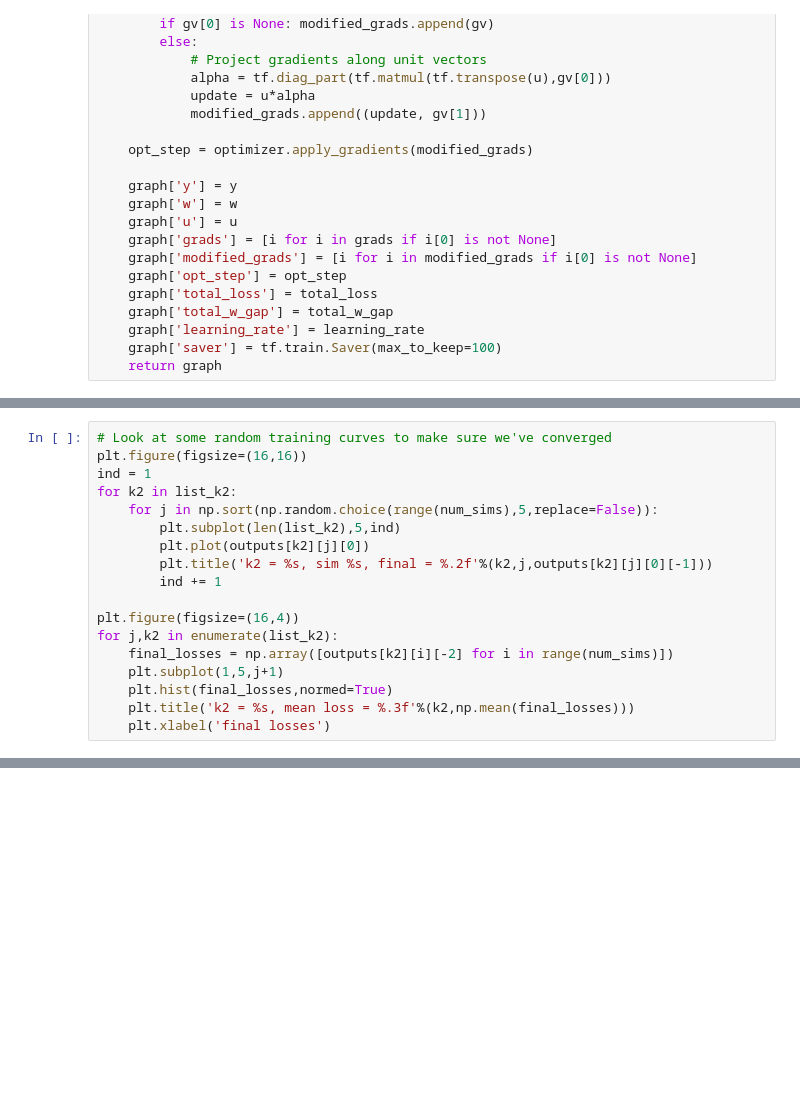
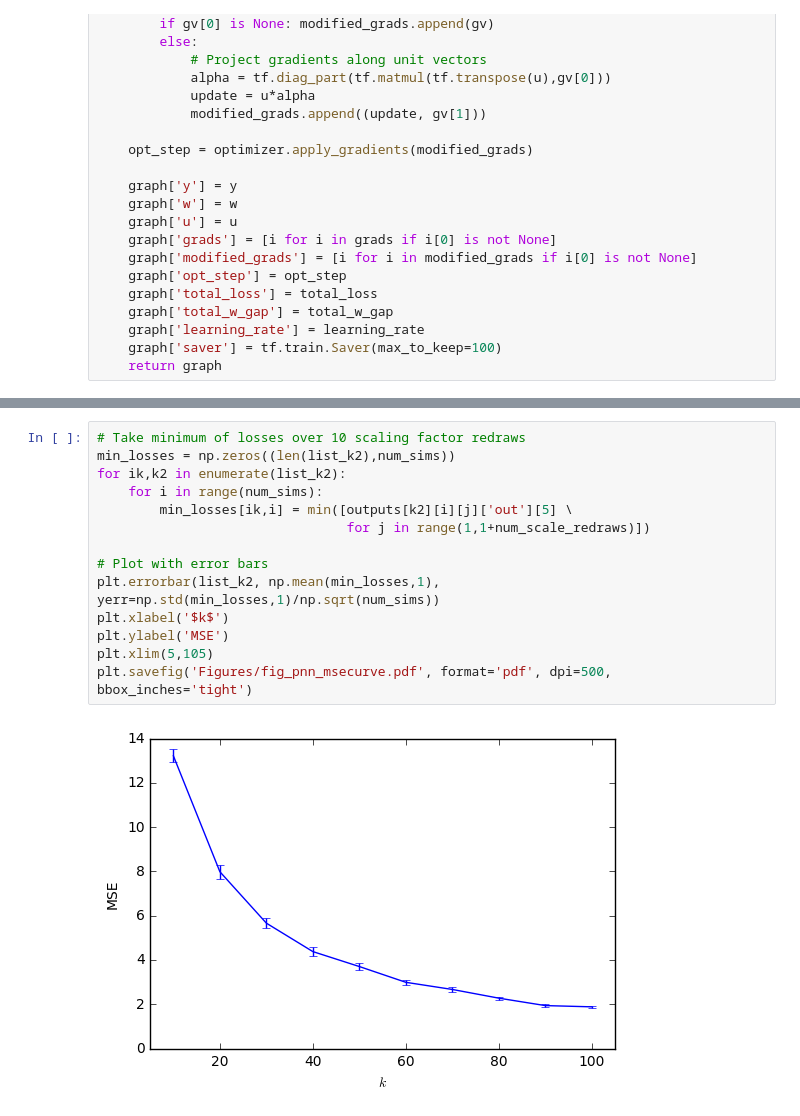
Before and after one commit to jessemzhang/porcupine_neural_networks, a Jupyter notebook: PNN_experiments.ipynb, the cells around one changed output, grey strips where cells are left out. Drawn from its saved outputs; the diff is of its cells as text; blank space fills up the shorter version.

```diff
--- a/PNN_experiments.ipynb
+++ b/PNN_experiments.ipynb
@@ -185,18 +114,0 @@ for i,k2 in enumerate(list_k2):
-# %%
-# Look at some random training curves to make sure we've converged
-plt.figure(figsize=(16,16))
-ind = 1
-for k2 in list_k2:
-    for j in np.sort(np.random.choice(range(num_sims),5,replace=False)):
-        plt.subplot(len(list_k2),5,ind)
-        plt.plot(outputs[k2][j][0])
-        plt.title('k2 = %s, sim %s, final = %.2f'%(k2,j,outputs[k2][j][0][-1]))
-        ind += 1
-
-plt.figure(figsize=(16,4))
-for j,k2 in enumerate(list_k2):
-    final_losses = np.array([outputs[k2][i][-2] for i in range(num_sims)])
-    plt.subplot(1,5,j+1)
-    plt.hist(final_losses,normed=True)
-    plt.title('k2 = %s, mean loss = %.3f'%(k2,np.mean(final_losses)))
-    plt.xlabel('final losses')
@@ -256,2 +184,18 @@ for j,k2 in enumerate(list_k2):
+# %%
+# Take minimum of losses over 10 scaling factor redraws
+min_losses = np.zeros((len(list_k2),num_sims))
+for ik,k2 in enumerate(list_k2):
+    for i in range(num_sims):
+        min_losses[ik,i] = min([outputs[k2][i][j]['out'][5] \
+                                for j in range(1,1+num_scale_redraws)])
+
+# Plot with error bars
+plt.errorbar(list_k2, np.mean(min_losses,1), yerr=np.std(min_losses,1)/np.sqrt(num_sims))
+plt.xlabel('$k$')
+plt.ylabel('MSE')
+plt.xlim(5,105)
+plt.savefig('Figures/fig_pnn_msecurve.pdf', format='pdf', dpi=500, bbox_inches='tight')
+# %% [output]
+[figure, added]
 # %%
 # Look at k2 = 10, 50, 100 cases
```
Also changed, not shown: parts of 12 cells of this notebook.
